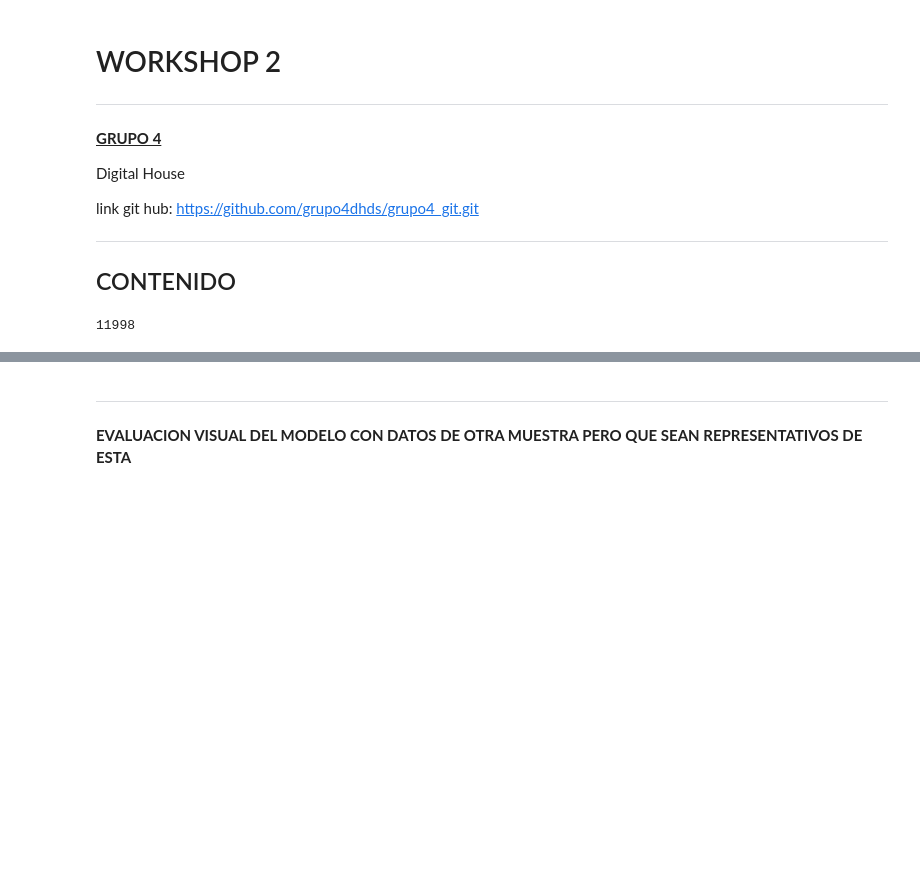
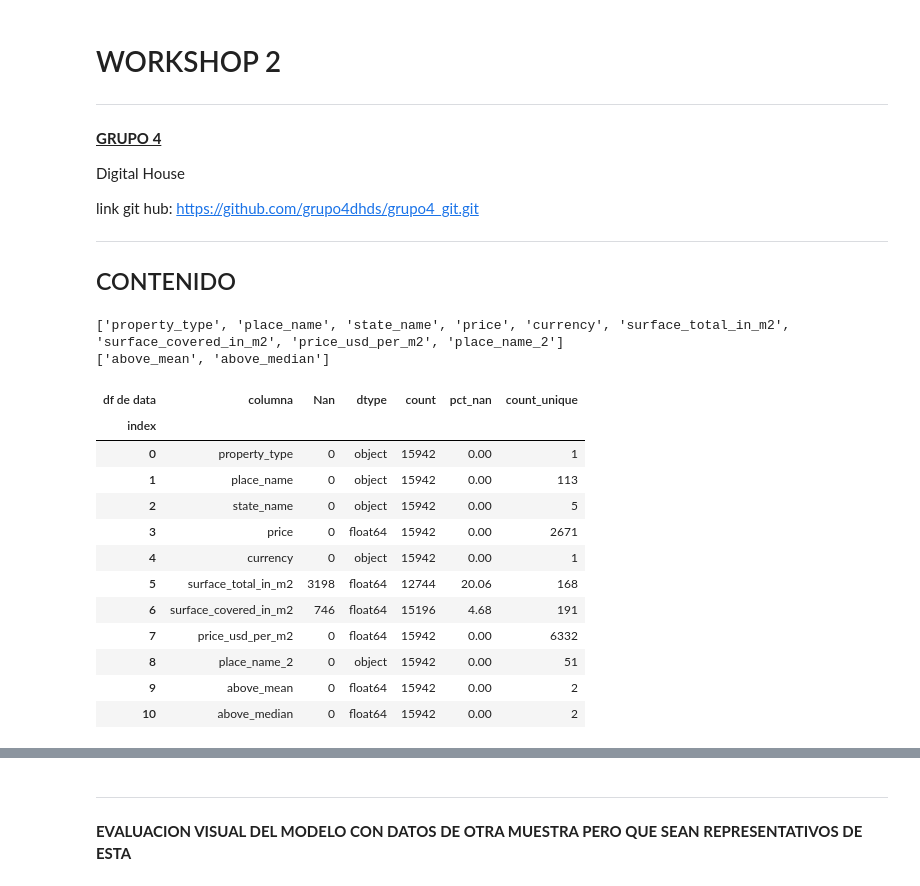
Before and after one commit to grupo4dhds/grupo4_git, a Jupyter notebook: workshop2_G4_ml.ipynb, the cells around one changed output, grey strips where cells are left out. Cells and saved outputs as stored; diff of their text form; code cells hidden in the pictures; blank space fills up the shorter version.

```diff
--- a/workshop2_G4_ml.ipynb
+++ b/workshop2_G4_ml.ipynb
@@ -21,30 +21,3 @@ import matplotlib.pyplot as plt
 %matplotlib inline
 
 from sklearn.linear_model import LinearRegression
-# %%
-data = pd.read_csv('data_apartment_5_final.csv')
-
-columnas = ['oldIndex', 'prop_type', 'place', 'state', 'price','currency', 'sup_total', 'sup_cov', 'price_m2', 'cat_place', 'floor', 'rooms', 'expenses', 'regex1', 'regex2', 'direccion', 'above_mean']
-columnas_notna_1 = ['prop_type', 'place', 'state' , 'price', 'currency', 'price_m2', 'cat_place', 'above_mean']
-columnas_nan_1 = ['sup_total', 'sup_cov', 'floor', 'rooms', 'expenses', 'regex1', 'regex2', 'direccion']
-data.columns = columnas
-
-data['sup_total_pow2'] = data.sup_total * data.sup_total
-data['sup_descubierta'] = data.sup_total - data.sup_cov
-data['sup_descubierta_pct'] = data.sup_descubierta / data.sup_total *100
-
-columnas_nan_2 = ['sup_total_pow2', 'sup_descubierta', 'sup_descubierta_pct']
-
-mask = data[columnas_nan_2].notna().all(axis=1)
-
-#dummy_place = pd.get_dummies(data['cat_place'], drop_first=True)
-#dummy_place;
-
-#Dicto = {}
-#Dicto['data'] = data.to_dict()
-#Dicto['dummy_place'] = dummy_place.to_dict()
-
-data
-mask.sum()
-# %% [output]
-11998
@@ -50,0 +82,30 @@ mask.sum()
+# %%
+data = pd.read_csv('data_apartment_5_final.csv')
+data.drop(list(data.columns)[0], axis=1, inplace=True)
+lista_columnas_1 = list(data.columns)[:9]
+lista_columnas_2 = lista_featurend(data,'above_mean')
+print(lista_columnas_1)
+print(lista_columnas_2)
+data = data.loc[:,lista_columnas_1 + lista_columnas_2]
+
+Dicto = {}
+# %% [output]
+['property_type', 'place_name', 'state_name', 'price', 'currency', 'surface_total_in_m2', 'surface_covered_in_m2', 'price_usd_per_m2', 'place_name_2']
+['above_mean', 'above_median']
+# %%
+df = data_info(data)
+df
+# %% [output]
+| df de data | columna | Nan | dtype | count | pct_nan | count_unique |
+| index |  |  |  |  |  |  |
+| 0 | property_type | 0 | object | 15942 | 0.00 | 1 |
+| 1 | place_name | 0 | object | 15942 | 0.00 | 113 |
+| 2 | state_name | 0 | object | 15942 | 0.00 | 5 |
+| 3 | price | 0 | float64 | 15942 | 0.00 | 2671 |
+| 4 | currency | 0 | object | 15942 | 0.00 | 1 |
+| 5 | surface_total_in_m2 | 3198 | float64 | 12744 | 20.06 | 168 |
+| 6 | surface_covered_in_m2 | 746 | float64 | 15196 | 4.68 | 191 |
+| 7 | price_usd_per_m2 | 0 | float64 | 15942 | 0.00 | 6332 |
+| 8 | place_name_2 | 0 | object | 15942 | 0.00 | 51 |
+| 9 | above_mean | 0 | float64 | 15942 | 0.00 | 2 |
+| 10 | above_median | 0 | float64 | 15942 | 0.00 | 2 |
```
Also changed, not shown: parts of 18 cells of this notebook, 2 other files.
